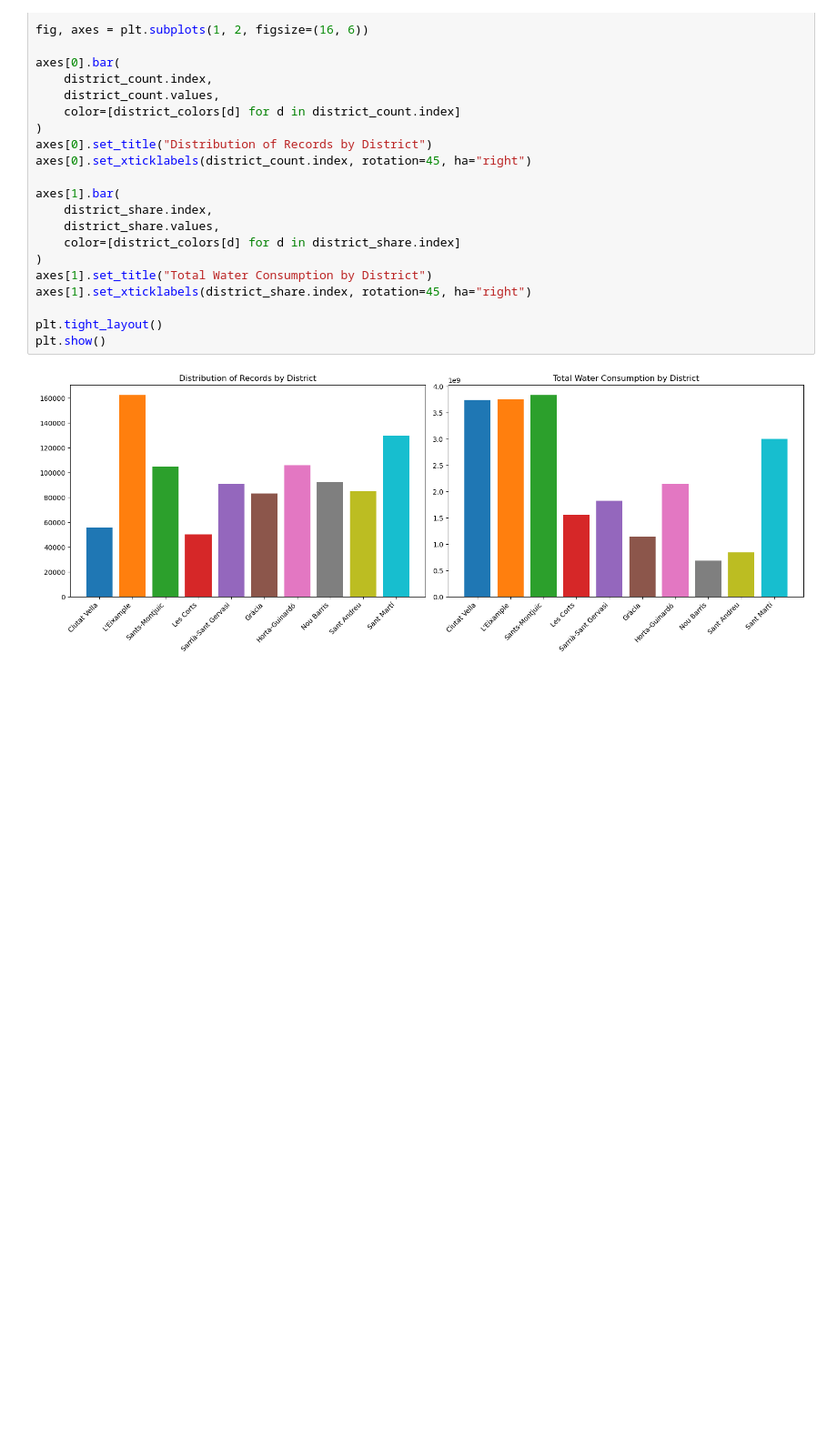
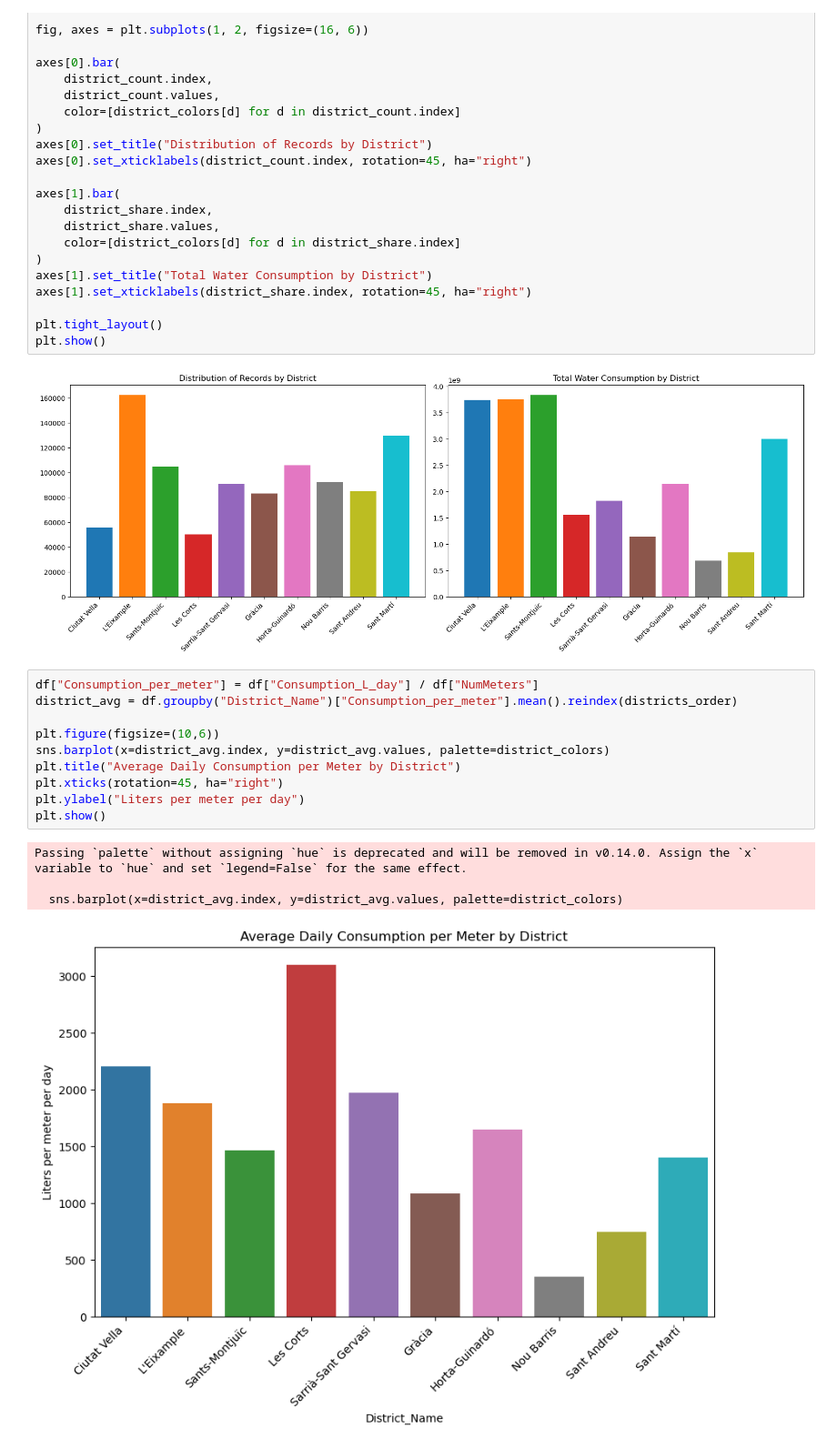
Before and after one commit to othats/GP_ABDATA_25, a Jupyter notebook: eda.ipynb, the cells around one changed output. Shown at 91% size. Cells and saved outputs as stored; diff of their text form; blank space fills up the shorter version.

```diff
--- a/eda.ipynb
+++ b/eda.ipynb
@@ -252,3 +252,18 @@ plt.tight_layout()
 plt.show()
 # %% [output]
 [figure]
+# %%
+df["Consumption_per_meter"] = df["Consumption_L_day"] / df["NumMeters"]
+district_avg = df.groupby("District_Name")["Consumption_per_meter"].mean().reindex(districts_order)
+
+plt.figure(figsize=(10,6))
+sns.barplot(x=district_avg.index, y=district_avg.values, palette=district_colors)
+plt.title("Average Daily Consumption per Meter by District")
+plt.xticks(rotation=45, ha="right")
+plt.ylabel("Liters per meter per day")
+plt.show()
+# %% [output]
+Passing `palette` without assigning `hue` is deprecated and will be removed in v0.14.0. Assign the `x` variable to `hue` and set `legend=False` for the same effect.
+
+  sns.barplot(x=district_avg.index, y=district_avg.values, palette=district_colors)
+[figure, added]
```
Also changed, not shown: parts of 8 cells of this notebook, 1 other file.
